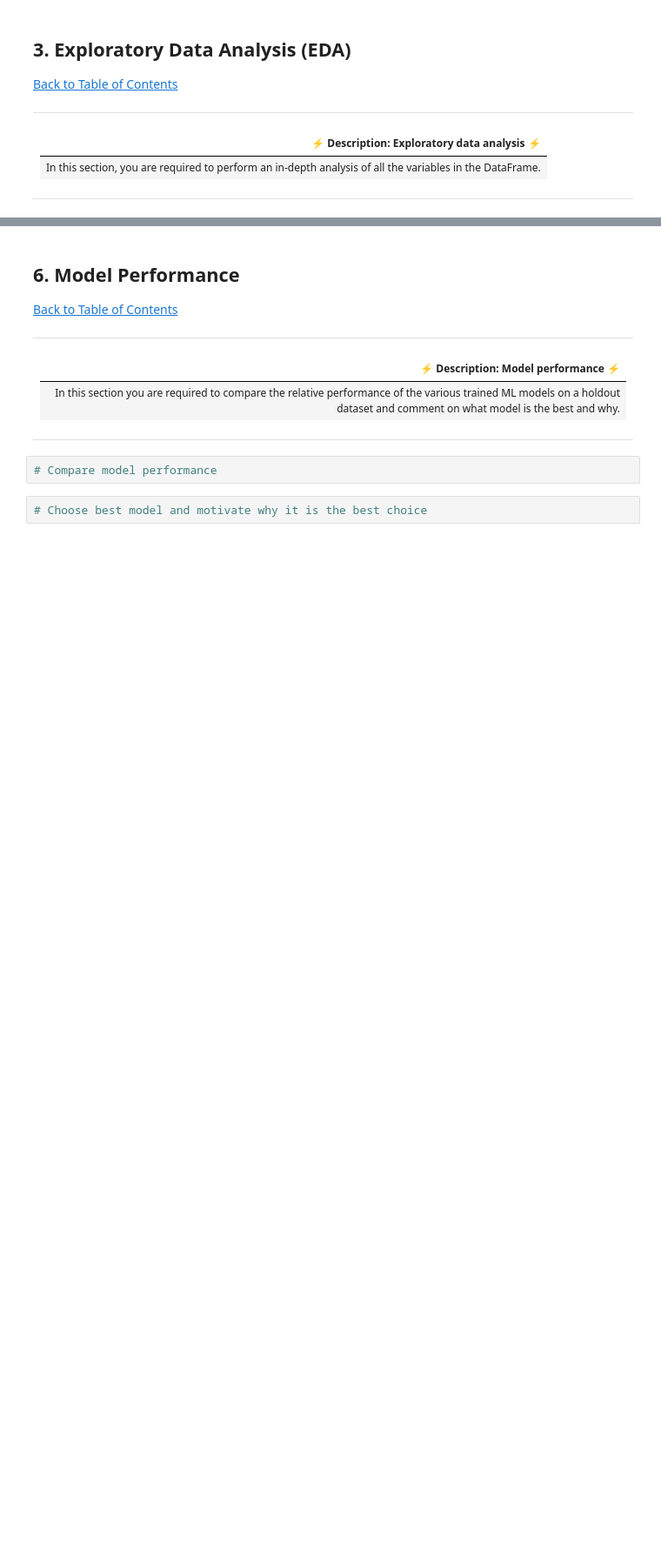
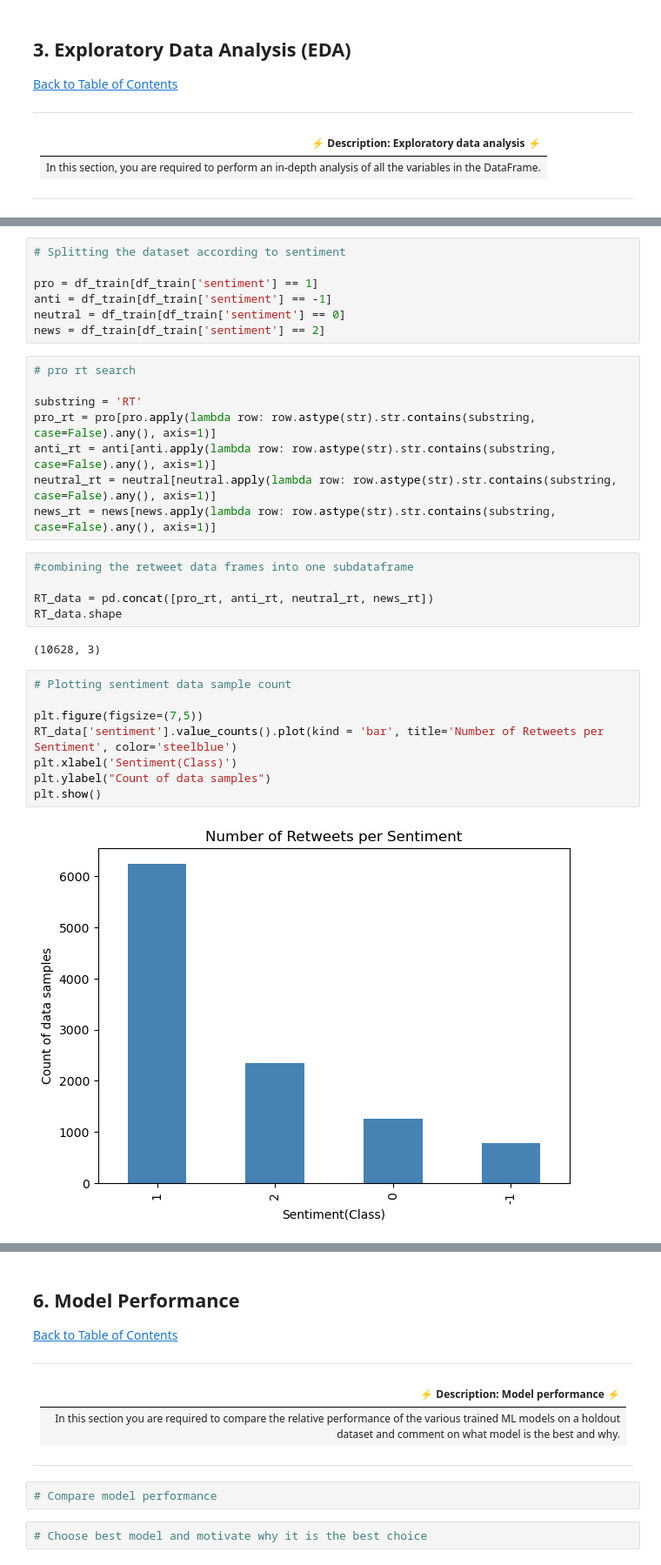
Before and after one commit to Classifix/Classifix, a Jupyter notebook: Advanced_Classification/starter-notebook.ipynb, the cells around one changed output, grey strips where cells are left out. Shown at 87% size. Saved outputs shown, nothing was run; the diff lists cells and outputs as text; blank space fills up the shorter version.

```diff
--- a/Advanced_Classification/starter-notebook.ipynb
+++ b/Advanced_Classification/starter-notebook.ipynb
@@ -113,0 +228,32 @@ df.head()
+# %%
+# Splitting the dataset according to sentiment
+
+pro = df_train[df_train['sentiment'] == 1]
+anti = df_train[df_train['sentiment'] == -1]
+neutral = df_train[df_train['sentiment'] == 0]
+news = df_train[df_train['sentiment'] == 2]
+# %%
+# pro rt search
+
+substring = 'RT'
+pro_rt = pro[pro.apply(lambda row: row.astype(str).str.contains(substring, case=False).any(), axis=1)]
+anti_rt = anti[anti.apply(lambda row: row.astype(str).str.contains(substring, case=False).any(), axis=1)]
+neutral_rt = neutral[neutral.apply(lambda row: row.astype(str).str.contains(substring, case=False).any(), axis=1)]
+news_rt = news[news.apply(lambda row: row.astype(str).str.contains(substring, case=False).any(), axis=1)]
+# %%
+#combining the retweet data frames into one subdataframe
+
+RT_data = pd.concat([pro_rt, anti_rt, neutral_rt, news_rt])
+RT_data.shape
+# %% [output]
+(10628, 3)
+# %%
+# Plotting sentiment data sample count
+
+plt.figure(figsize=(7,5))
+RT_data['sentiment'].value_counts().plot(kind = 'bar', title='Number of Retweets per Sentiment', color='steelblue')
+plt.xlabel('Sentiment(Class)')
+plt.ylabel("Count of data samples")
+plt.show()
+# %% [output]
+[figure, added]
```
Also changed, not shown: parts of 87 cells of this notebook, 5 other files.
